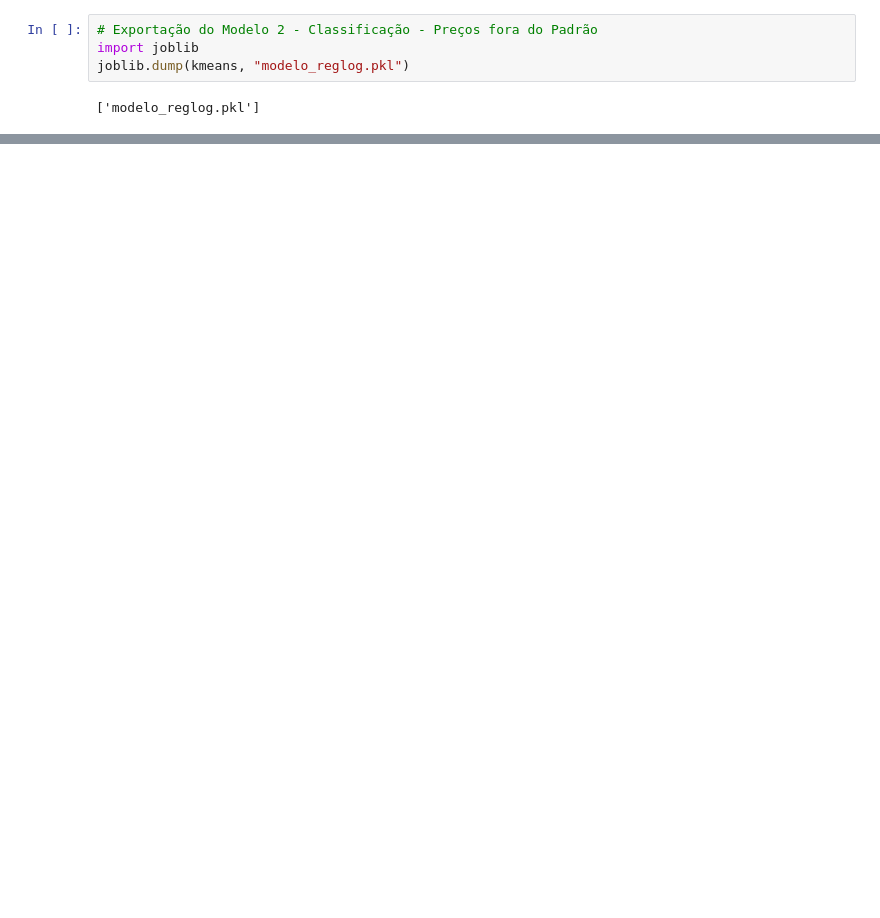
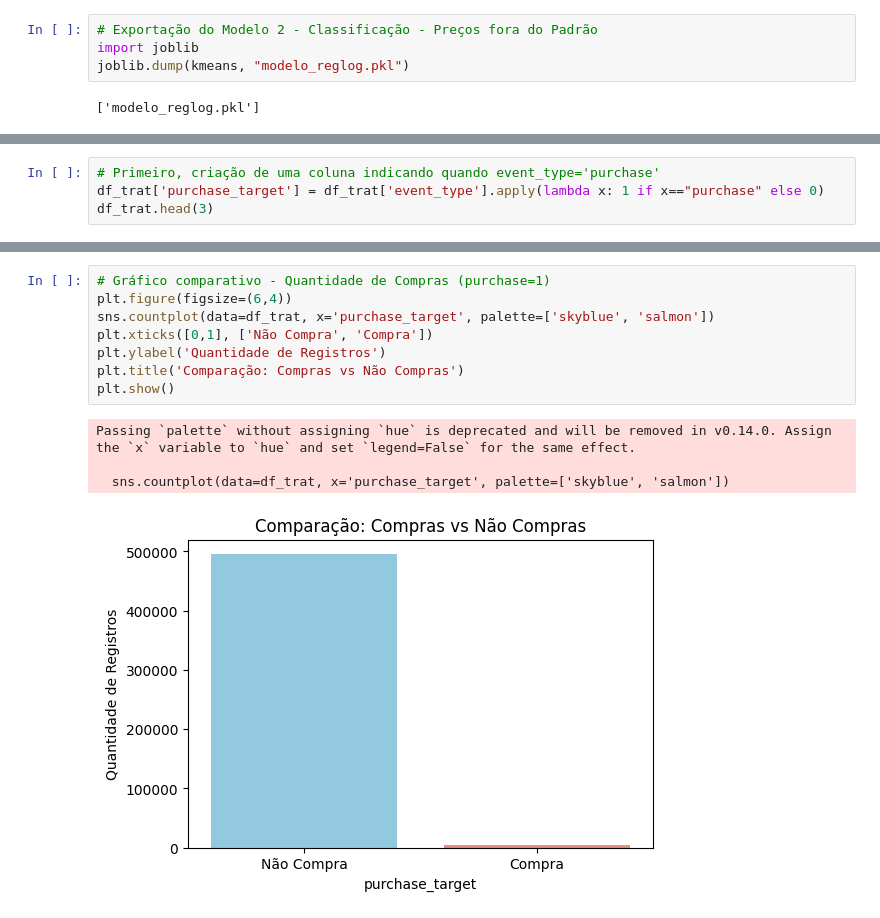
Before and after one commit to Grupo-61/techchallenge03, a Jupyter notebook: Tech Challenge 3.ipynb, the cells around one changed output, grey strips where cells are left out. Saved outputs shown, nothing was run; the diff lists cells and outputs as text; blank space fills up the shorter version.

```diff
--- a/Tech Challenge 3.ipynb
+++ b/Tech Challenge 3.ipynb
@@ -1421,0 +1492,4 @@ X_test.to_csv(r"C:\WORK\FIAP-PosMLE\Tech Challenge 3\techchallenge03\datasets\re
+# %%
+# Primeiro, criação de uma coluna indicando quando event_type='purchase'
+df_trat['purchase_target'] = df_trat['event_type'].apply(lambda x: 1 if x=="purchase" else 0)
+df_trat.head(3)
@@ -1421,0 +1513,13 @@ X_test.to_csv(r"C:\WORK\FIAP-PosMLE\Tech Challenge 3\techchallenge03\datasets\re
+# %%
+# Gráfico comparativo - Quantidade de Compras (purchase=1)
+plt.figure(figsize=(6,4))
+sns.countplot(data=df_trat, x='purchase_target', palette=['skyblue', 'salmon'])
+plt.xticks([0,1], ['Não Compra', 'Compra'])
+plt.ylabel('Quantidade de Registros')
+plt.title('Comparação: Compras vs Não Compras')
+plt.show()
+# %% [output]
+Passing `palette` without assigning `hue` is deprecated and will be removed in v0.14.0. Assign the `x` variable to `hue` and set `legend=False` for the same effect.
+
+  sns.countplot(data=df_trat, x='purchase_target', palette=['skyblue', 'salmon'])
+[figure, added]
```
Also changed, not shown: parts of 32 cells of this notebook, 3 other files.
